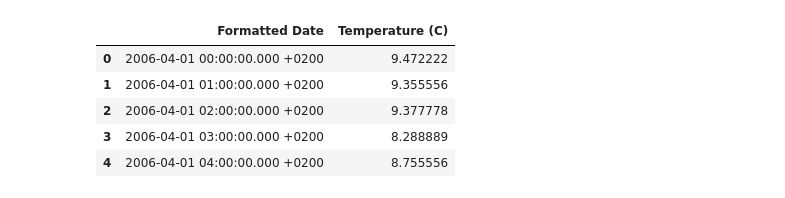
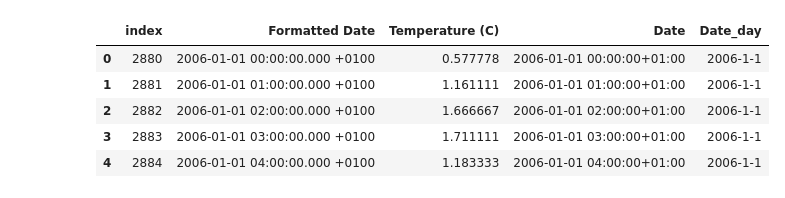
Before and after one commit to MSaberian/PyLearnMachineLearning, a Jupyter notebook: PyLearnMLPerceptron2/weather.ipynb, the cells around one changed output. Drawn from its saved outputs; the diff is of its cells as text; code cells hidden in the pictures.

```diff
--- a/PyLearnMLPerceptron2/weather.ipynb
+++ b/PyLearnMLPerceptron2/weather.ipynb
@@ -4,14 +4,17 @@ import pandas as pd
 from sklearn.model_selection import train_test_split
 from tqdm import tqdm
 import matplotlib.pyplot as plt
-# %%
-df = pd.read_csv("weatherHistory.csv")
-df = data[['Formatted Date', 'Temperature (C)']]
-df.head()
-# %% [output]
-|  | Formatted Date | Temperature (C) |
-| 0 | 2006-04-01 00:00:00.000 +0200 | 9.472222 |
-| 1 | 2006-04-01 01:00:00.000 +0200 | 9.355556 |
-| 2 | 2006-04-01 02:00:00.000 +0200 | 9.377778 |
-| 3 | 2006-04-01 03:00:00.000 +0200 | 8.288889 |
-| 4 | 2006-04-01 04:00:00.000 +0200 | 8.755556 |
+# %%
+data = pd.read_csv("weatherHistory.csv")
+data = data[['Formatted Date', 'Temperature (C)']]
+data['Date'] = pd.to_datetime(data['Formatted Date'], yearfirst=True)
+data['Date_day'] = data['Date'].map(lambda date:f'{date.year}-{date.month}-{date.day}')
+data = data.sort_values(by=['Date'], ascending=True).reset_index()
+data.head()
+# %% [output]
+|  | index | Formatted Date | Temperature (C) | Date | Date_day |
+| 0 | 2880 | 2006-01-01 00:00:00.000 +0100 | 0.577778 | 2006-01-01 00:00:00+01:00 | 2006-1-1 |
+| 1 | 2881 | 2006-01-01 01:00:00.000 +0100 | 1.161111 | 2006-01-01 01:00:00+01:00 | 2006-1-1 |
+| 2 | 2882 | 2006-01-01 02:00:00.000 +0100 | 1.666667 | 2006-01-01 02:00:00+01:00 | 2006-1-1 |
+| 3 | 2883 | 2006-01-01 03:00:00.000 +0100 | 1.711111 | 2006-01-01 03:00:00+01:00 | 2006-1-1 |
+| 4 | 2884 | 2006-01-01 04:00:00.000 +0100 | 1.183333 | 2006-01-01 04:00:00+01:00 | 2006-1-1 |
```
Also changed, not shown: parts of 5 cells of this notebook, 4 other files.
